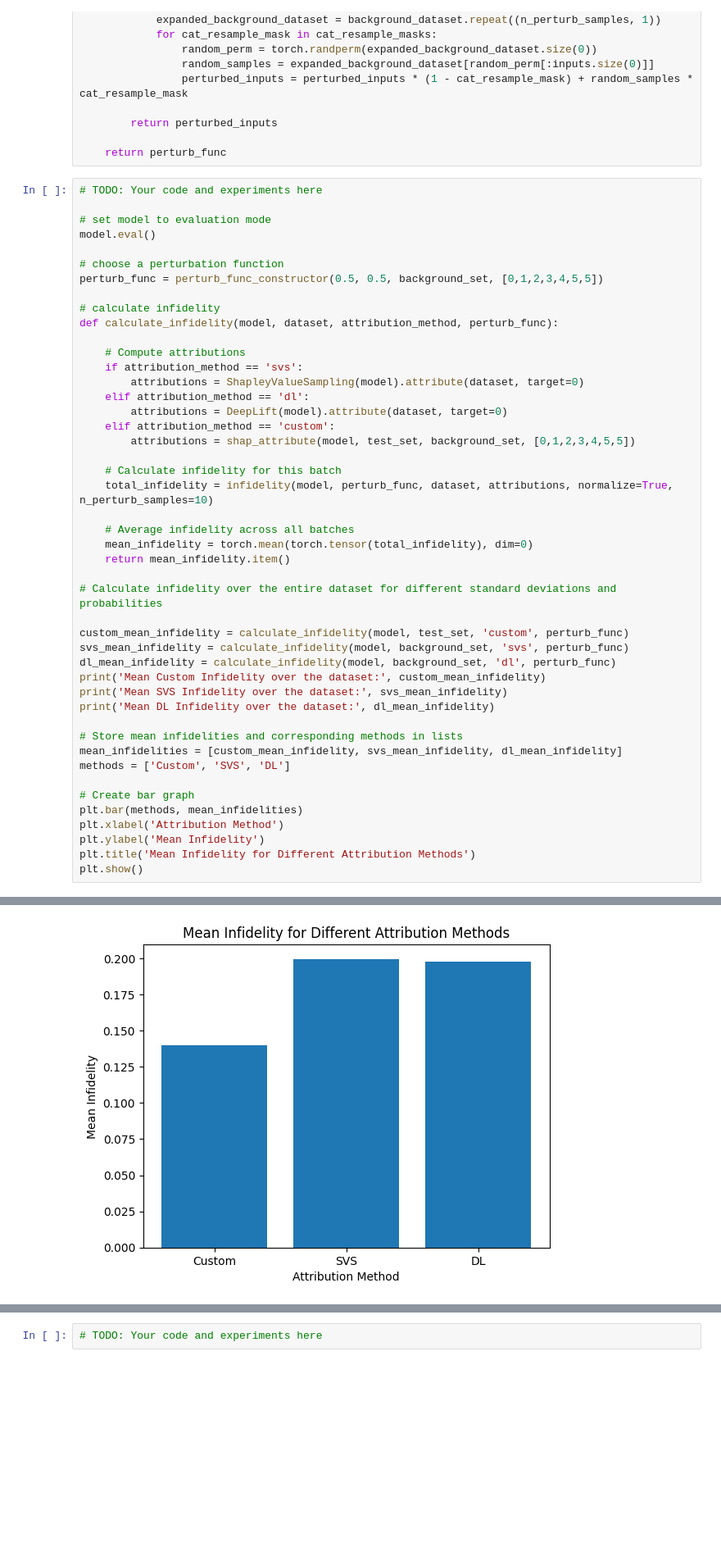
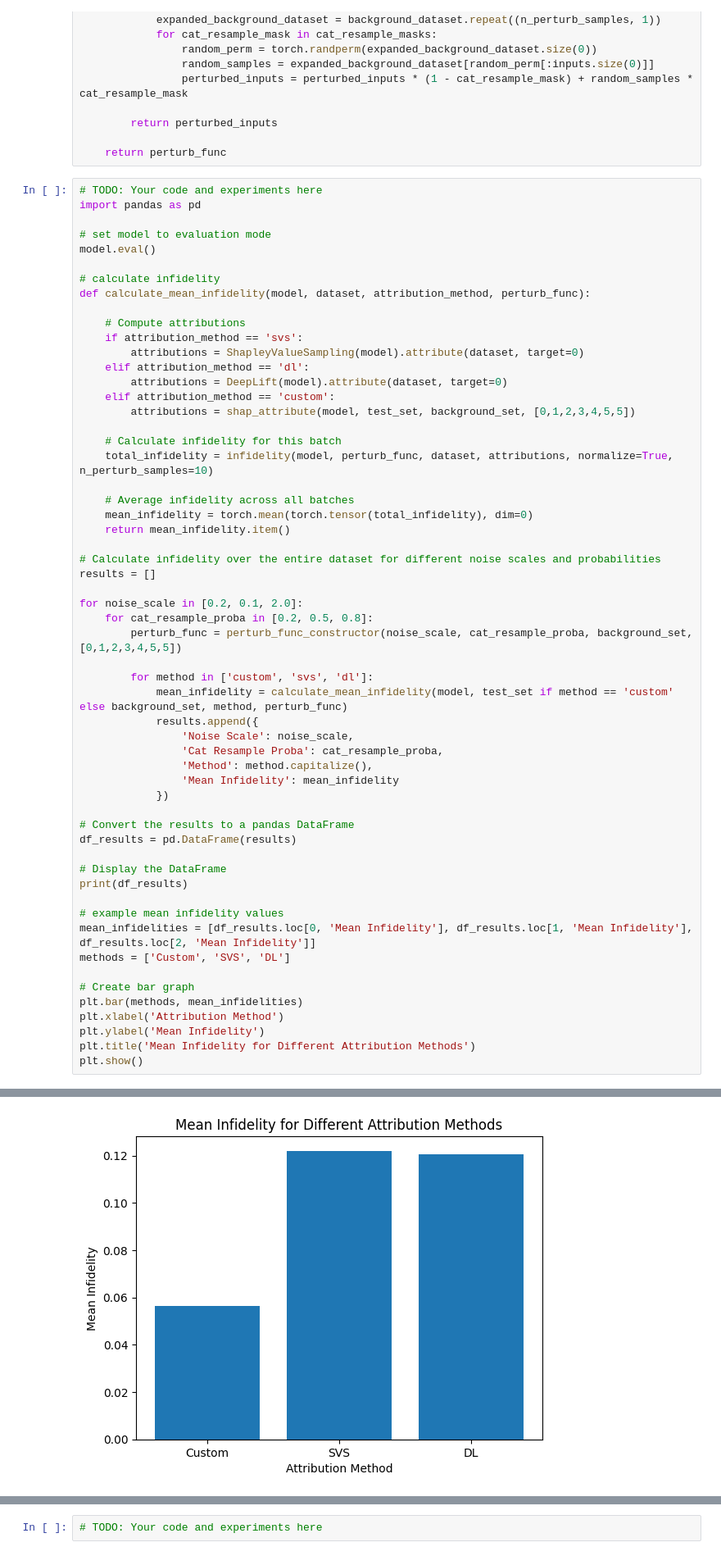
Before and after one commit to khigashinosg/Explainability-in-AI, a Jupyter notebook: Explainability CW.ipynb, the cells around one changed output, grey strips where cells are left out. Shown at 82% size. Saved outputs shown, nothing was run; the diff lists cells and outputs as text; blank space fills up the shorter version.

Commit message:
created a dataframe to store task 2c results

```diff
--- a/Explainability CW.ipynb
+++ b/Explainability CW.ipynb
@@ -788,15 +788,13 @@ def perturb_func_constructor(noise_scale, cat_resample_proba, background_dataset
     return perturb_func
 # %%
 # TODO: Your code and experiments here
+import pandas as pd
 
 # set model to evaluation mode
 model.eval()
 
-# choose a perturbation function
-perturb_func = perturb_func_constructor(0.5, 0.5, background_set, [0,1,2,3,4,5,5])
-
 # calculate infidelity
-def calculate_infidelity(model, dataset, attribution_method, perturb_func):
+def calculate_mean_infidelity(model, dataset, attribution_method, perturb_func):
 
     # Compute attributions
     if attribution_method == 'svs':
@@ -813,17 +811,30 @@ def calculate_infidelity(model, dataset, attribution_method, perturb_func):
     mean_infidelity = torch.mean(torch.tensor(total_infidelity), dim=0)
     return mean_infidelity.item()
 
-# Calculate infidelity over the entire dataset for different standard deviations and probabilities
+# Calculate infidelity over the entire dataset for different noise scales and probabilities
+results = []
 
-custom_mean_infidelity = calculate_infidelity(model, test_set, 'custom', perturb_func)
-svs_mean_infidelity = calculate_infidelity(model, background_set, 'svs', perturb_func)
-dl_mean_infidelity = calculate_infidelity(model, background_set, 'dl', perturb_func)
-print('Mean Custom Infidelity over the dataset:', custom_mean_infidelity)
-print('Mean SVS Infidelity over the dataset:', svs_mean_infidelity)
-print('Mean DL Infidelity over the dataset:', dl_mean_infidelity)
+for noise_scale in [0.2, 0.1, 2.0]:
+    for cat_resample_proba in [0.2, 0.5, 0.8]:
+        perturb_func = perturb_func_constructor(noise_scale, cat_resample_proba, background_set, [0,1,2,3,4,5,5])
 
-# Store mean infidelities and corresponding methods in lists
-mean_infidelities = [custom_mean_infidelity, svs_mean_infidelity, dl_mean_infidelity]
+        for method in ['custom', 'svs', 'dl']:
+            mean_infidelity = calculate_mean_infidelity(model, test_set if method == 'custom' else background_set, method, perturb_func)
+            results.append({
+                'Noise Scale': noise_scale,
+                'Cat Resample Proba': cat_resample_proba,
+                'Method': method.capitalize(),
+                'Mean Infidelity': mean_infidelity
+            })
+
+# Convert the results to a pandas DataFrame
+df_results = pd.DataFrame(results)
+
+# Display the DataFrame
+print(df_results)
+
+# example mean infidelity values
+mean_infidelities = [df_results.loc[0, 'Mean Infidelity'], df_results.loc[1, 'Mean Infidelity'], df_results.loc[2, 'Mean Infidelity']]
 methods = ['Custom', 'SVS', 'DL']
 
 # Create bar graph
@@ -840,4 +869,4 @@ Mean DL Infidelity over the dataset: 0.19767127931118011
-[figure, old version]
+[figure, new version]
 # %% [markdown]
 **Task 2(d)**: Evaluate the computational efficiency of the different methods by taking the following steps: <br />
 **(i)** Preproccess the [Dry Bean Dataset](https://archive.ics.uci.edu/dataset/602/dry+bean+dataset), similarly to what we have done for Titanic. You can find the description of the different features on the dataset webpage along with the instructions on how to import the data in a Python environment. You do not need to perform any exploratory data analysis for this dataset. <br />
```
Also changed, not shown: parts of 1 cell of this notebook.
